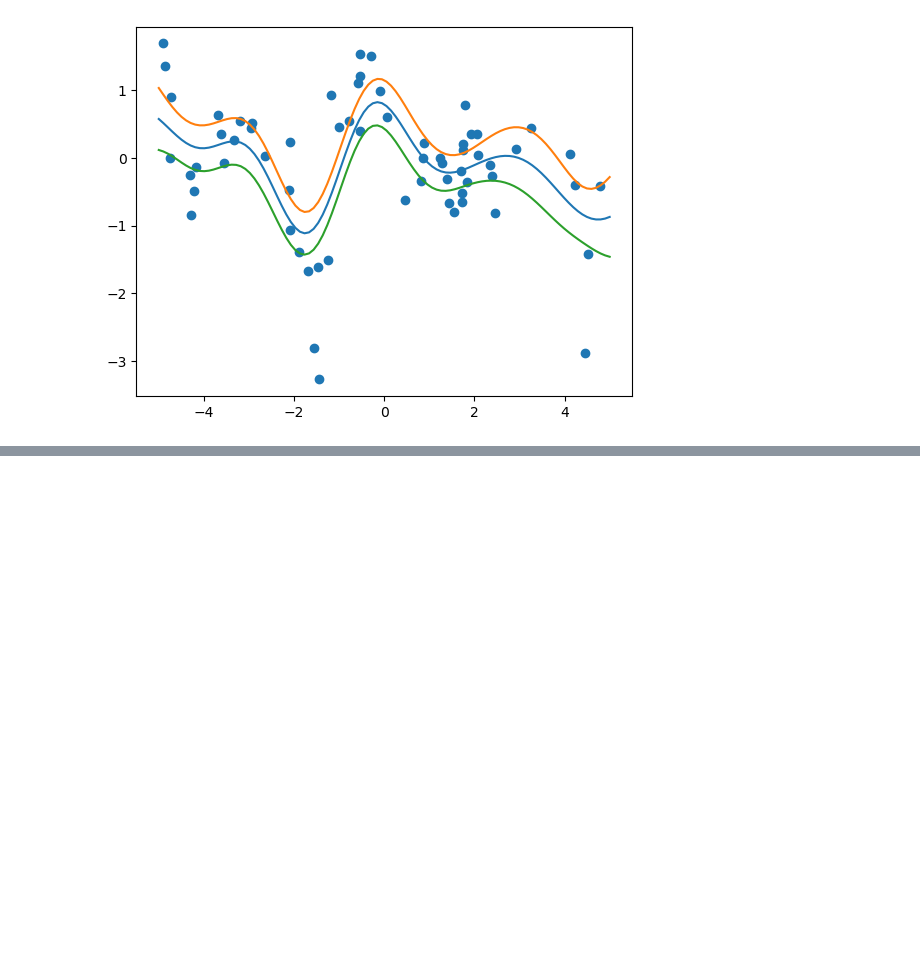
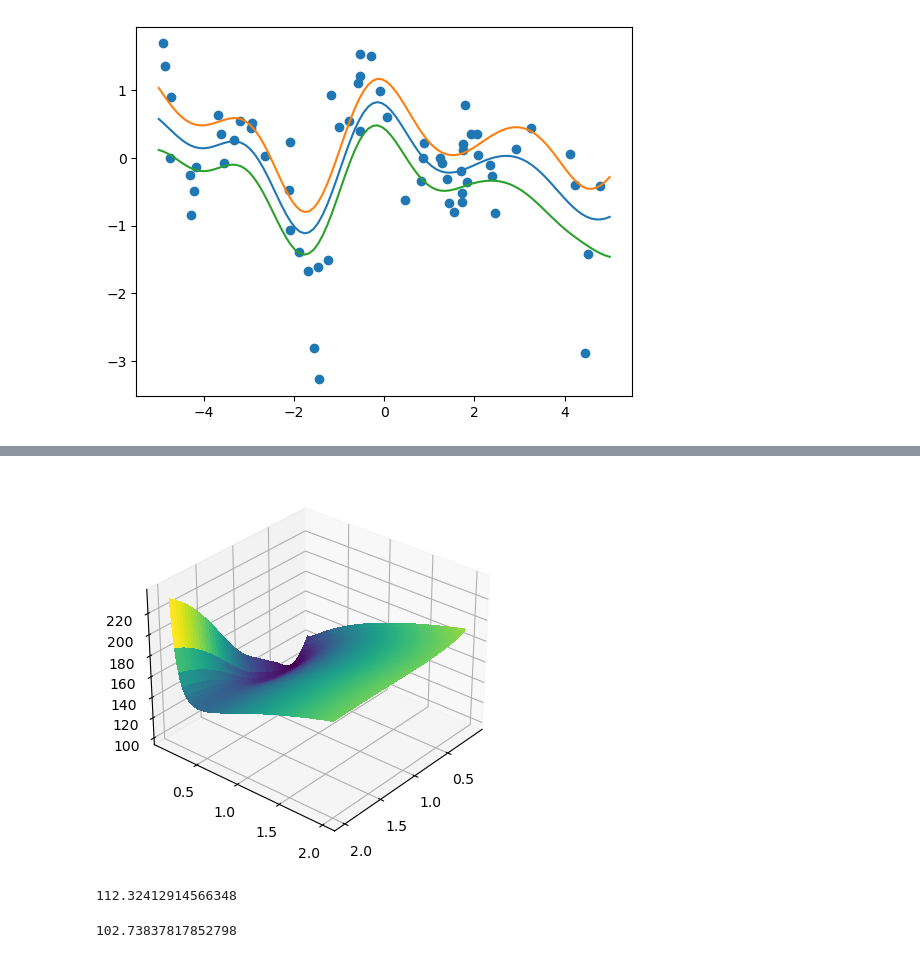
Before and after one commit to asaha1203/cx-4803, a Jupyter notebook: hw_6/hw_6_q2.ipynb, the cells around one changed output, grey strips where cells are left out. Saved outputs shown, nothing was run; the diff lists cells and outputs as text; code cells hidden in the pictures; blank space fills up the shorter version.

```diff
--- a/hw_6/hw_6_q2.ipynb
+++ b/hw_6/hw_6_q2.ipynb
@@ -103,0 +124,31 @@ mean, covariance = gpr(x_train, x_values, y_train, os, osigma2)
+# %%
+nx = 200
+s_values = np.linspace(0.1,2,nx)
+sigma_values = np.linspace(0.1,2,nx)
+s_v, s2_v = np.meshgrid(s_values, sigma_values)
+mNLL = np.zeros((len(s_values),len(sigma_values)))
+
+for i in range(nx):
+    for j in range(nx):
+        mNLL[i,j] = NLL(x_train, y_train, s_v[i,j],s2_v[i,j])
+# %%
+import matplotlib.pyplot as plt
+import numpy as np
+
+from matplotlib import cm
+from matplotlib.ticker import LinearLocator
+
+fig, ax = plt.subplots(subplot_kw={"projection": "3d"})
+surf = ax.plot_surface(s_v, s2_v, mNLL, cmap=cm.viridis,linewidth=0, antialiased=False)
+ax.scatter(s, sigma2, NLL(x_train, y_train, s, sigma2), s=100)
+ax.view_init(30, 40)
+# %% [output]
+[figure, added]
+# %%
+NLL(x_train, y_train, s_v[0,0],s2_v[0,0])
+# %% [output]
+112.32412914566348
+# %%
+np.min(mNLL)
+# %% [output]
+102.73837817852798
```
Also changed, not shown: parts of 5 cells of this notebook, 1 other file.
